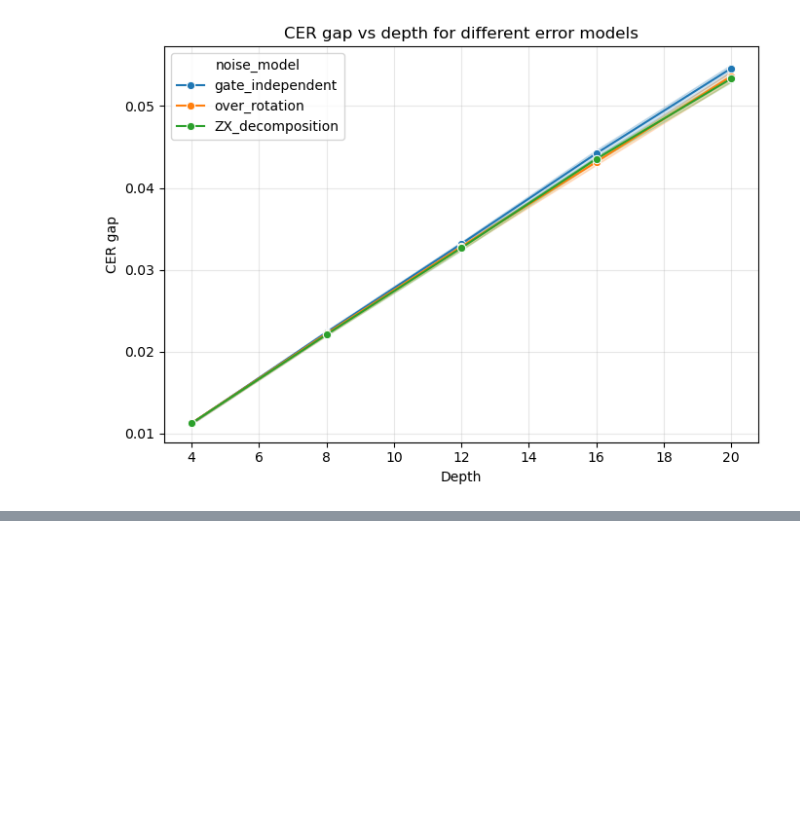
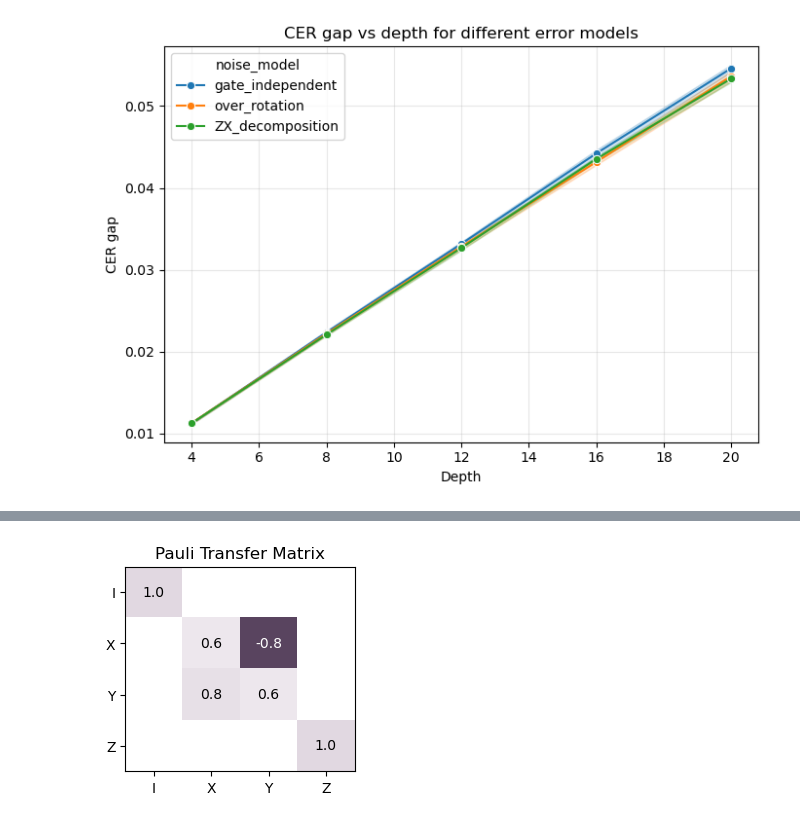
Before and after one commit to DaneshMorales/trueQ, a Jupyter notebook: effective-dressed-cycles/CER_gap.ipynb, the cells around one changed output, grey strips where cells are left out. Cells and saved outputs as stored; diff of their text form; code cells hidden in the pictures; blank space fills up the shorter version.

```diff
--- a/effective-dressed-cycles/CER_gap.ipynb
+++ b/effective-dressed-cycles/CER_gap.ipynb
@@ -482,0 +486,4 @@ plt.show()
+# %%
+def PTM_plot(gate: tq.Gate, sim = tq.Simulator()):
+    ptm = tqm.Superop.from_rowstack(sim.operator(circuit=tq.Circuit({0: gate})).upgrade().mat()).plot_ptm()
+    return ptm
@@ -482,0 +501,4 @@ plt.show()
+# %%
+PTM_plot(Gate.t, sim_gate_dep[4][0])
+# %% [output]
+[figure, added]
```
Also changed, not shown: parts of 5 cells of this notebook, 2 other files.
